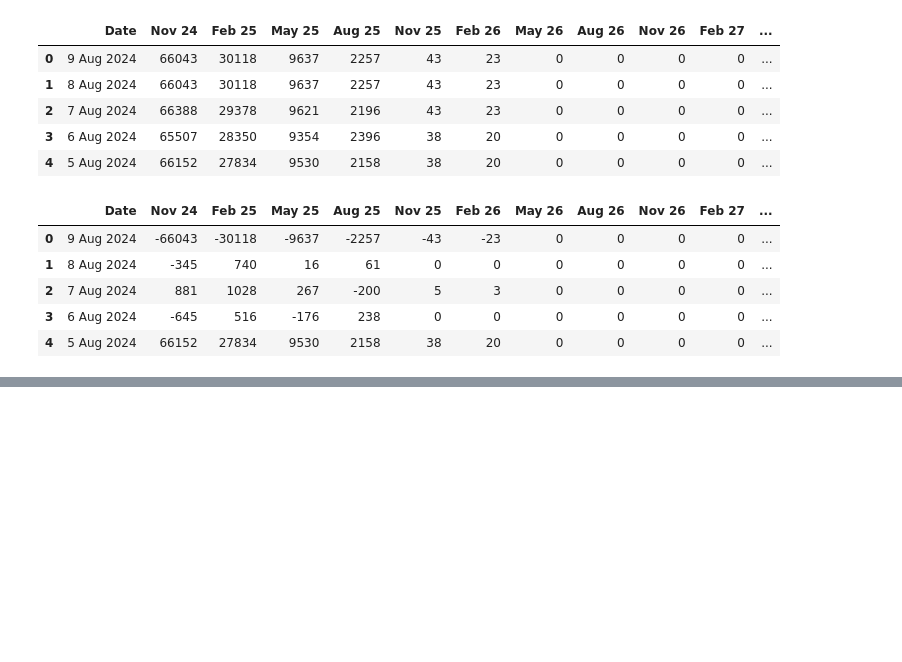
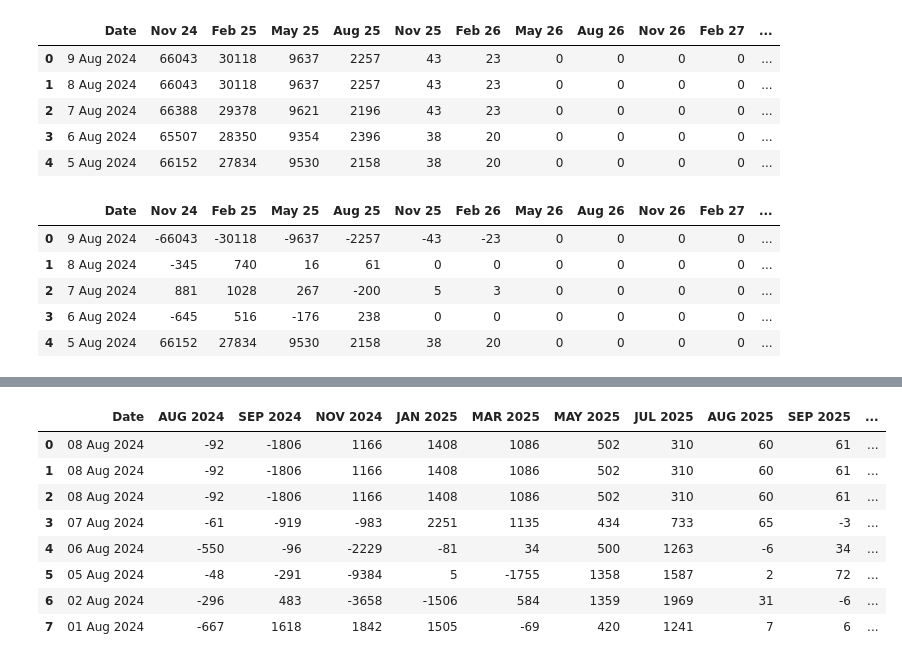
Before and after one commit to anmol201212/TacticalQuant, a Jupyter notebook: OI/OI_Automate.ipynb, the cells around one changed output, grey strips where cells are left out. Cells and saved outputs as stored; diff of their text form; code cells hidden in the pictures; blank space fills up the shorter version.

```diff
--- a/OI/OI_Automate.ipynb
+++ b/OI/OI_Automate.ipynb
@@ -430,0 +616,18 @@ temp_df2
+# %%
+main_df = main_df.astype(str).replace(',', '', regex=True)
+
+# Convert all columns except the first one to integers
+main_df.iloc[:, 1:] = main_df.iloc[:, 1:].astype(int)
+
+# Check the data types of the columns
+main_df
+# %% [output]
+|  | Date | AUG 2024 | SEP 2024 | NOV 2024 | JAN 2025 | MAR 2025 | MAY 2025 | JUL 2025 | AUG 2025 | SEP 2025 | ... |
+| 0 | 08 Aug 2024 | -92 | -1806 | 1166 | 1408 | 1086 | 502 | 310 | 60 | 61 | ... |
+| 1 | 08 Aug 2024 | -92 | -1806 | 1166 | 1408 | 1086 | 502 | 310 | 60 | 61 | ... |
+| 2 | 08 Aug 2024 | -92 | -1806 | 1166 | 1408 | 1086 | 502 | 310 | 60 | 61 | ... |
+| 3 | 07 Aug 2024 | -61 | -919 | -983 | 2251 | 1135 | 434 | 733 | 65 | -3 | ... |
+| 4 | 06 Aug 2024 | -550 | -96 | -2229 | -81 | 34 | 500 | 1263 | -6 | 34 | ... |
+| 5 | 05 Aug 2024 | -48 | -291 | -9384 | 5 | -1755 | 1358 | 1587 | 2 | 72 | ... |
+| 6 | 02 Aug 2024 | -296 | 483 | -3658 | -1506 | 584 | 1359 | 1969 | 31 | -6 | ... |
+| 7 | 01 Aug 2024 | -667 | 1618 | 1842 | 1505 | -69 | 420 | 1241 | 7 | 6 | ... |
```
Also changed, not shown: parts of 9 cells of this notebook, 9 other files.
